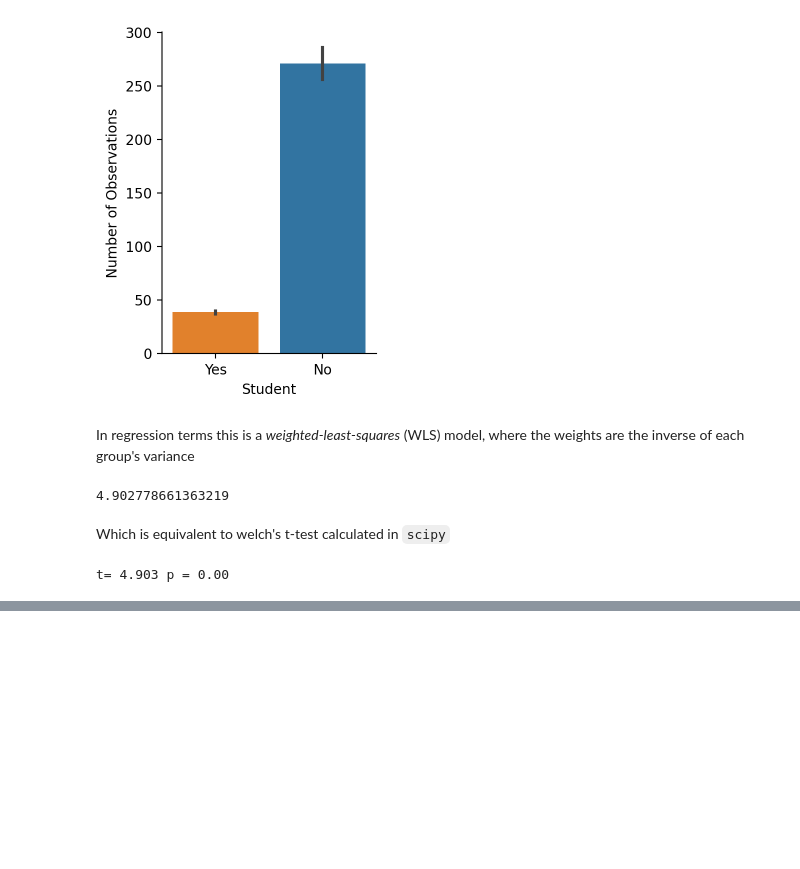
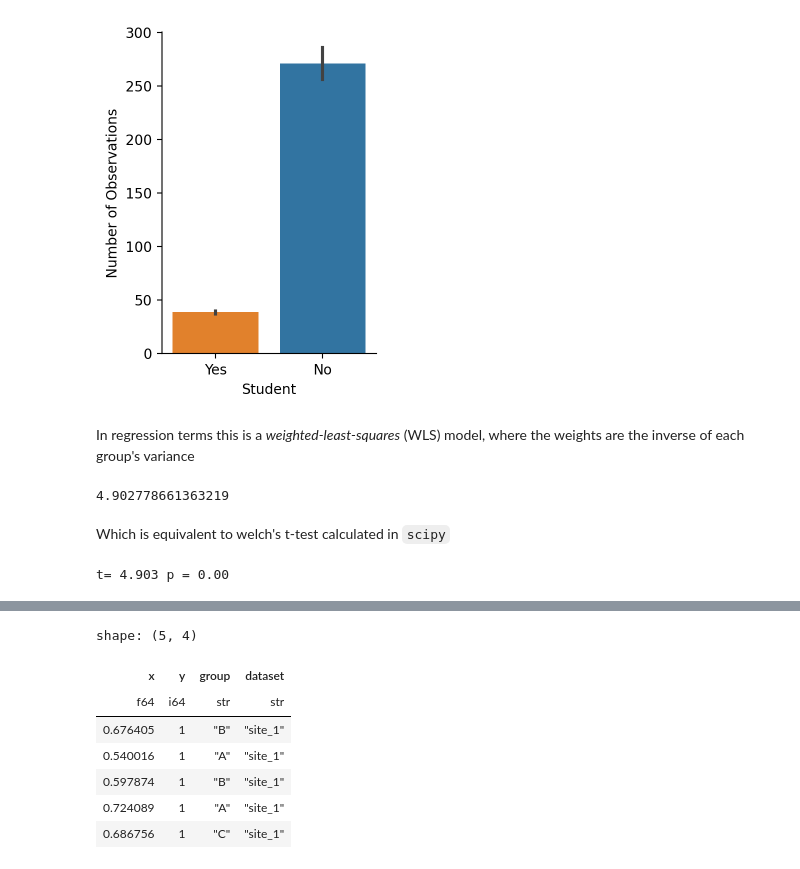
Before and after one commit to ejolly/pymer4, a Jupyter notebook: docs/pages/faqs.ipynb, the cells around one changed output, grey strips where cells are left out. Drawn from its saved outputs; the diff is of its cells as text; code cells hidden in the pictures; blank space fills up the shorter version.

Commit message:
add custom stats expressions

```diff
--- a/docs/pages/faqs.ipynb
+++ b/docs/pages/faqs.ipynb
@@ -111,0 +116,35 @@ t= 4.903 p = 0.00
+# %%
+import pymer4.tidystats as ts
+import polars as pl
+import numpy as np
+np.random.seed(0)
+
+example = pl.concat([
+    pl.DataFrame().with_columns(
+        # Normal distribution
+        pl.col('*').stats.rnorm(1000, .5, .1).alias('x'),
+        # Binomial distribution
+        pl.col('*').stats.rbinom(1000, 1, .5).alias('y'),
+        # Random selection from a group of 3
+        pl.col('*').stats.rgroup(1000, 3).alias('group'),
+        # Repeated value
+        pl.repeat('site_1', 1000).alias('dataset')
+    ),
+    pl.DataFrame().with_columns(
+        pl.col('*').stats.rnorm(1000, .5, .1).alias('x'),
+        pl.col('*').stats.rbinom(1000, 1, .5).alias('y'),
+        pl.col('*').stats.rgroup(1000, 2).alias('group'),
+        pl.repeat('site_2', 1000).alias('dataset')
+    )
+], how='vertical')
+
+example.head()
+# %% [output]
+shape: (5, 4)
+| x | y | group | dataset |
+| f64 | i64 | str | str |
+| 0.676405 | 1 | "B" | "site_1" |
+| 0.540016 | 1 | "A" | "site_1" |
+| 0.597874 | 1 | "B" | "site_1" |
+| 0.724089 | 1 | "A" | "site_1" |
+| 0.686756 | 1 | "C" | "site_1" |
```
Also changed, not shown: parts of 1 cell of this notebook, 1 other file.
